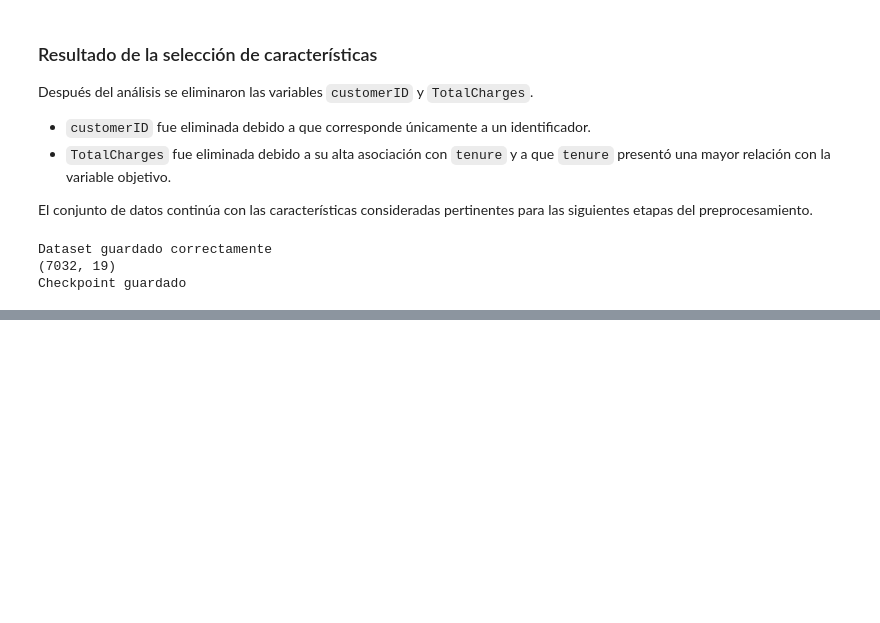
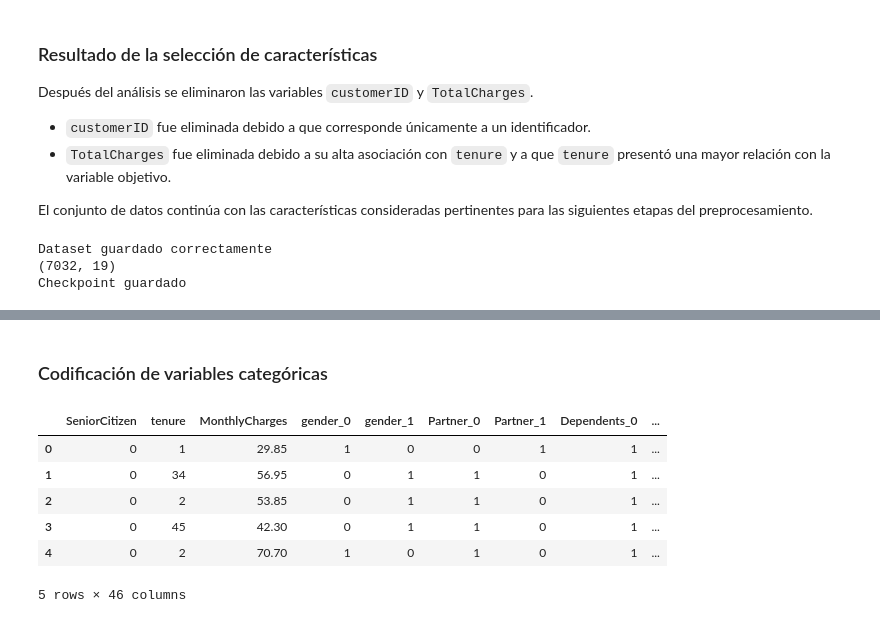
Before and after one commit to markitox777/Ev-Telco, a Jupyter notebook: modelo.ipynb, the cells around one changed output, grey strips where cells are left out. Saved outputs shown, nothing was run; the diff lists cells and outputs as text; code cells hidden in the pictures; blank space fills up the shorter version.

```diff
--- a/modelo.ipynb
+++ b/modelo.ipynb
@@ -539,0 +558,25 @@ Checkpoint guardado
+# %% [markdown]
+### Codificación de variables categóricas
+# %%
+
+
+# Reemplazo de variables binarias
+df['gender'] = df['gender'].replace({'Female': 0, 'Male': 1})
+df['Partner'] = df['Partner'].replace({'Yes': 1, 'No': 0})
+df['Dependents'] = df['Dependents'].replace({'Yes': 1, 'No': 0})
+df['PhoneService'] = df['PhoneService'].replace({'Yes': 1, 'No': 0})
+df['PaperlessBilling'] = df['PaperlessBilling'].replace({'Yes': 1, 'No': 0})
+df['Churn'] = df['Churn'].replace({'Yes': 1, 'No': 0})
+
+# Convertir el resto de las variables de texto en columnas de 0 y 1
+df = pd.get_dummies(df, dtype=int)
+
+df.head()
+# %% [output]
+|  | SeniorCitizen | tenure | MonthlyCharges | gender_0 | gender_1 | Partner_0 | Partner_1 | Dependents_0 | ... |
+| 0 | 0 | 1 | 29.85 | 1 | 0 | 0 | 1 | 1 | ... |
+| 1 | 0 | 34 | 56.95 | 0 | 1 | 1 | 0 | 1 | ... |
+| 2 | 0 | 2 | 53.85 | 0 | 1 | 1 | 0 | 1 | ... |
+| 3 | 0 | 45 | 42.30 | 0 | 1 | 1 | 0 | 1 | ... |
+| 4 | 0 | 2 | 70.70 | 1 | 0 | 1 | 0 | 1 | ... |
+5 rows × 46 columns
```
Also changed, not shown: parts of 3 cells of this notebook.
